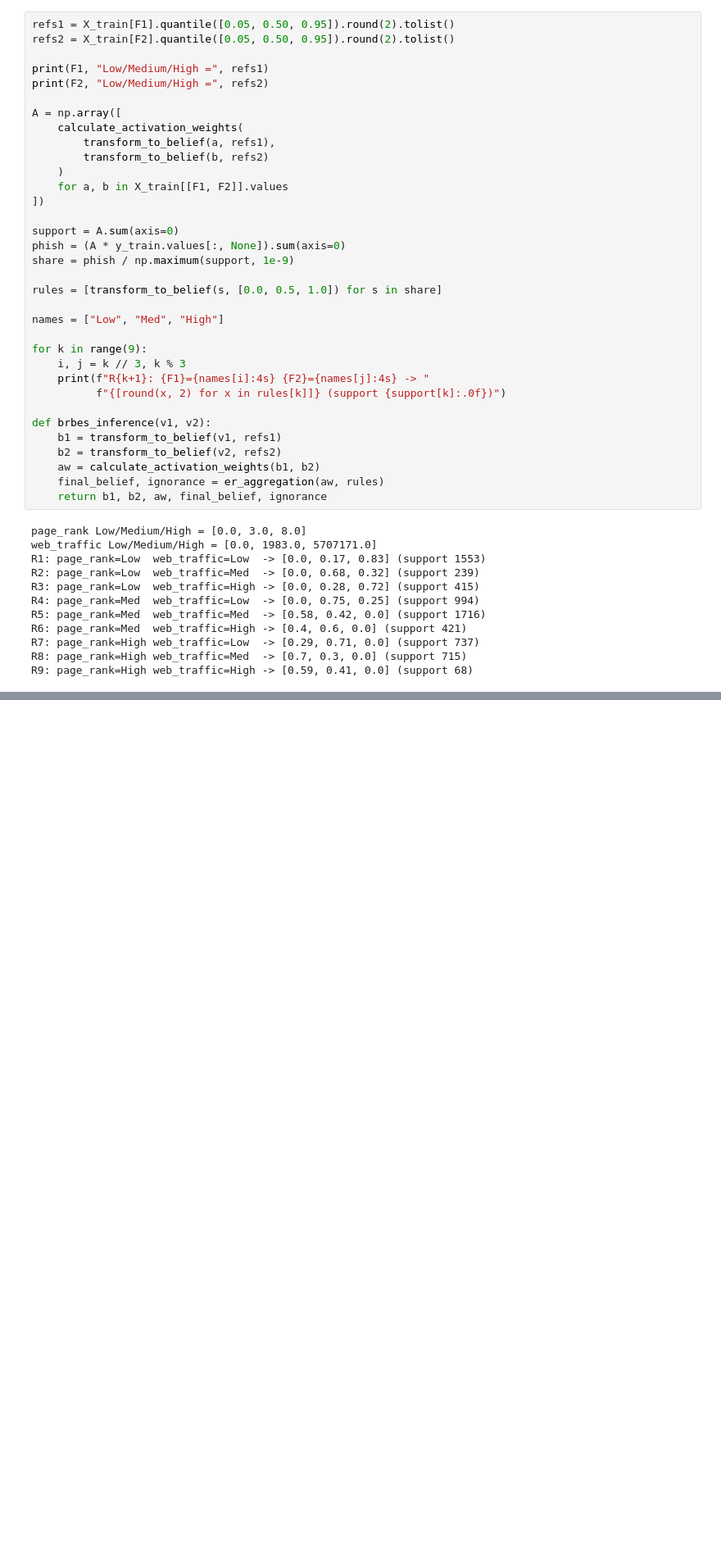
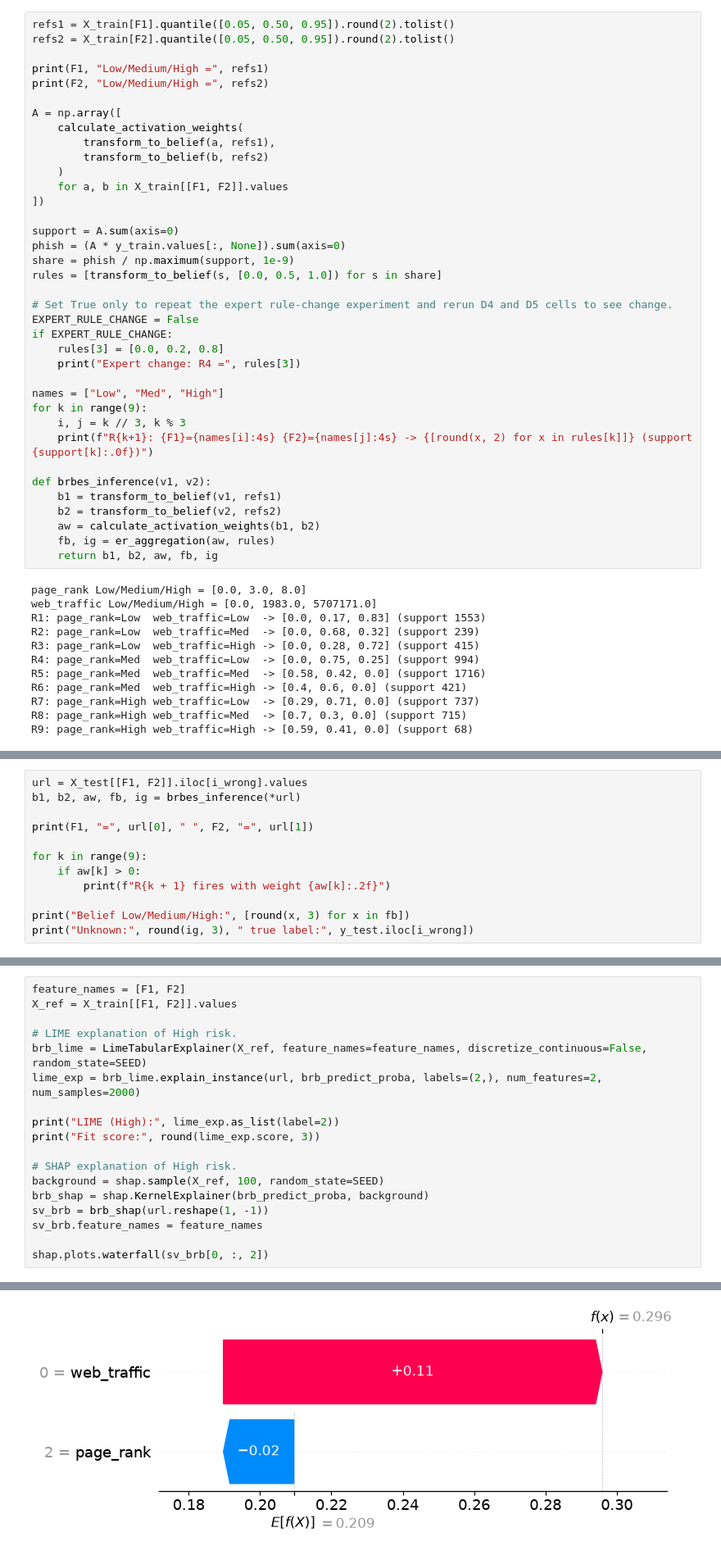
Before and after one commit to Nishant-Gandhi09/D7084E_XAI_Lab4, a Jupyter notebook: Lab4_1_Explaining_Phishing_Detectors.ipynb, the cells around one changed output, grey strips where cells are left out. Shown at 82% size. Drawn from its saved outputs; the diff is of its cells as text; blank space fills up the shorter version.

```diff
--- a/Lab4_1_Explaining_Phishing_Detectors.ipynb
+++ b/Lab4_1_Explaining_Phishing_Detectors.ipynb
@@ -892,22 +890,25 @@ A = np.array([
 support = A.sum(axis=0)
 phish = (A * y_train.values[:, None]).sum(axis=0)
 share = phish / np.maximum(support, 1e-9)
-
 rules = [transform_to_belief(s, [0.0, 0.5, 1.0]) for s in share]
 
+# Set True only to repeat the expert rule-change experiment and rerun D4 and D5 cells to see change.
+EXPERT_RULE_CHANGE = False
+if EXPERT_RULE_CHANGE:
+    rules[3] = [0.0, 0.2, 0.8]
+    print("Expert change: R4 =", rules[3])
+
 names = ["Low", "Med", "High"]
-
 for k in range(9):
     i, j = k // 3, k % 3
-    print(f"R{k+1}: {F1}={names[i]:4s} {F2}={names[j]:4s} -> "
-          f"{[round(x, 2) for x in rules[k]]} (support {support[k]:.0f})")
+    print(f"R{k+1}: {F1}={names[i]:4s} {F2}={names[j]:4s} -> {[round(x, 2) for x in rules[k]]} (support {support[k]:.0f})")
 
 def brbes_inference(v1, v2):
     b1 = transform_to_belief(v1, refs1)
     b2 = transform_to_belief(v2, refs2)
     aw = calculate_activation_weights(b1, b2)
-    final_belief, ignorance = er_aggregation(aw, rules)
-    return b1, b2, aw, final_belief, ignorance
+    fb, ig = er_aggregation(aw, rules)
+    return b1, b2, aw, fb, ig
 # %% [output]
 page_rank Low/Medium/High = [0.0, 3.0, 8.0]
 web_traffic Low/Medium/High = [0.0, 1983.0, 5707171.0]
@@ -924,0 +980,12 @@ R9: page_rank=High web_traffic=High -> [0.59, 0.41, 0.0] (support 68)
+# %%
+url = X_test[[F1, F2]].iloc[i_wrong].values
+b1, b2, aw, fb, ig = brbes_inference(*url)
+
+print(F1, "=", url[0], " ", F2, "=", url[1])
+
+for k in range(9):
+    if aw[k] > 0:
+        print(f"R{k + 1} fires with weight {aw[k]:.2f}")
+
+print("Belief Low/Medium/High:", [round(x, 3) for x in fb])
+print("Unknown:", round(ig, 3), " true label:", y_test.iloc[i_wrong])
@@ -924,0 +998,19 @@ R9: page_rank=High web_traffic=High -> [0.59, 0.41, 0.0] (support 68)
+# %%
+feature_names = [F1, F2]
+X_ref = X_train[[F1, F2]].values
+
+# LIME explanation of High risk.
+brb_lime = LimeTabularExplainer(X_ref, feature_names=feature_names, discretize_continuous=False, random_state=SEED)
+lime_exp = brb_lime.explain_instance(url, brb_predict_proba, labels=(2,), num_features=2, num_samples=2000)
+
+print("LIME (High):", lime_exp.as_list(label=2))
+print("Fit score:", round(lime_exp.score, 3))
+
+# SHAP explanation of High risk.
+background = shap.sample(X_ref, 100, random_state=SEED)
+brb_shap = shap.KernelExplainer(brb_predict_proba, background)
+sv_brb = brb_shap(url.reshape(1, -1))
+sv_brb.feature_names = feature_names
+
+shap.plots.waterfall(sv_brb[0, :, 2])
+# %% [output]
@@ -924,0 +1019 @@ R9: page_rank=High web_traffic=High -> [0.59, 0.41, 0.0] (support 68)
+[figure, added]
```
Also changed, not shown: parts of 16 cells of this notebook, 1 other file.
